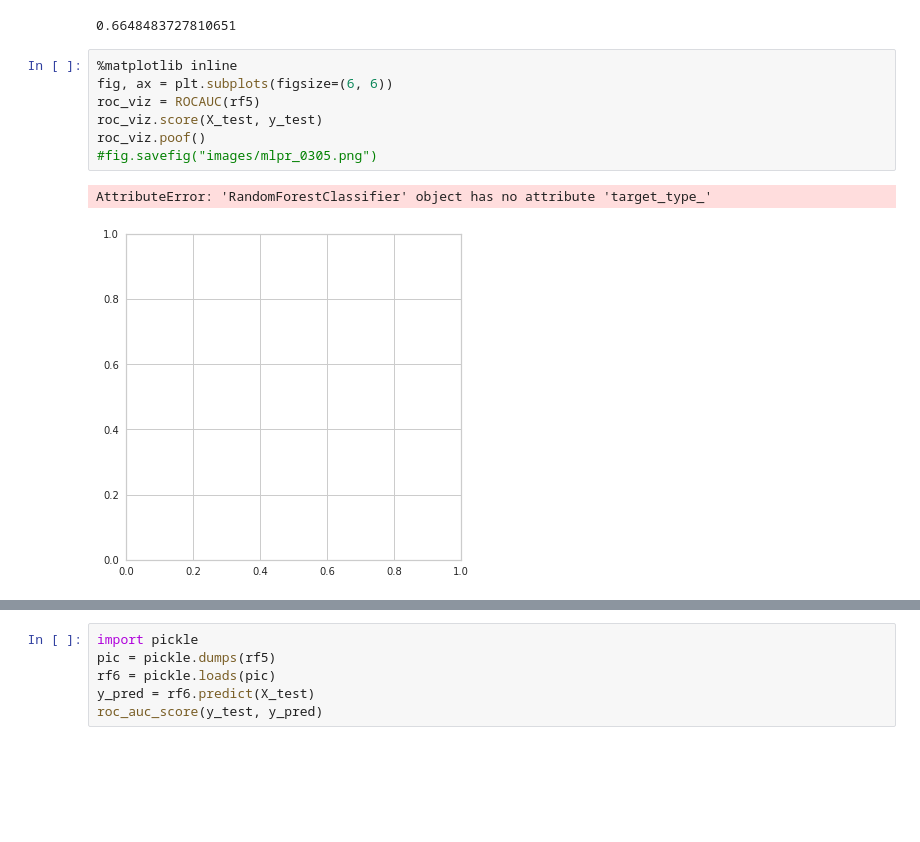
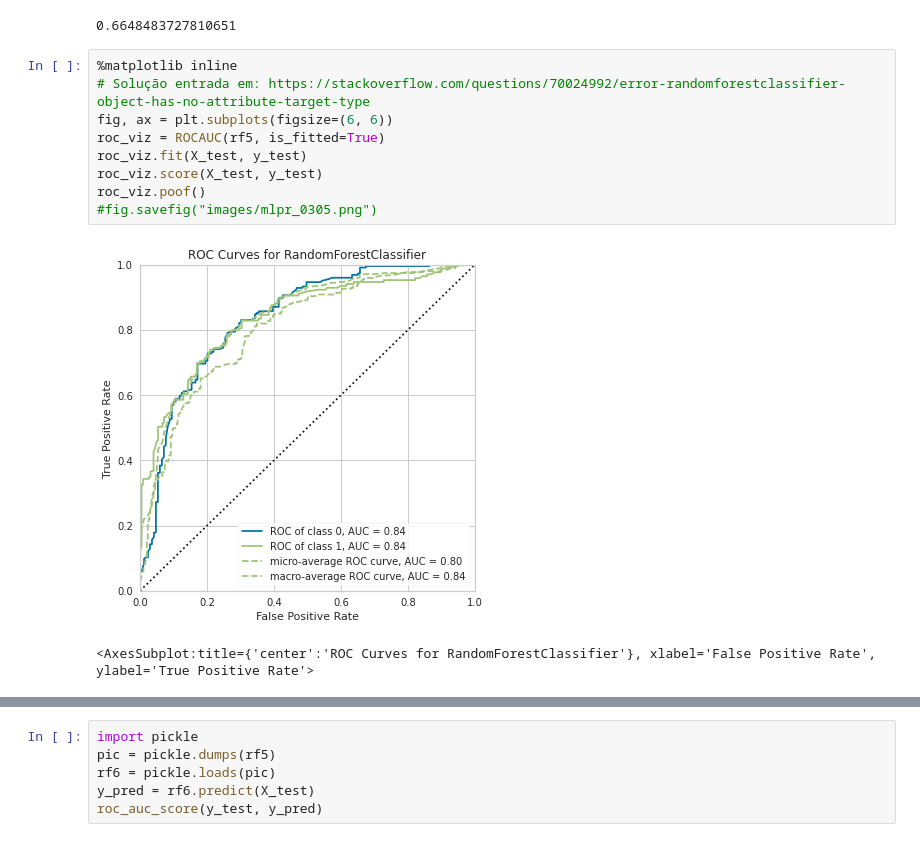
Before and after one commit to jgmsantos/Livro_Machine_Learning_Harrison, a Jupyter notebook: livro_ML_Cap03.ipynb, the cells around one changed output, grey strips where cells are left out. Cells and saved outputs as stored; diff of their text form; blank space fills up the shorter version.

```diff
--- a/livro_ML_Cap03.ipynb
+++ b/livro_ML_Cap03.ipynb
@@ -589,13 +605,15 @@ roc_auc_score(y_test, y_pred)
 0.6648483727810651
 # %%
 %matplotlib inline
+# Solução entrada em: https://stackoverflow.com/questions/70024992/error-randomforestclassifier-object-has-no-attribute-target-type
 fig, ax = plt.subplots(figsize=(6, 6))
-roc_viz = ROCAUC(rf5)
+roc_viz = ROCAUC(rf5, is_fitted=True)
+roc_viz.fit(X_test, y_test)
 roc_viz.score(X_test, y_test)
 roc_viz.poof()
 #fig.savefig("images/mlpr_0305.png")
 # %% [output]
+[figure, new version]
-AttributeError: 'RandomForestClassifier' object has no attribute 'target_type_'
+<AxesSubplot:title={'center':'ROC Curves for RandomForestClassifier'}, xlabel='False Positive Rate', ylabel='True Positive Rate'>
-[figure, old version]
 # %%
 %matplotlib inline
```
Also changed, not shown: parts of 6 cells of this notebook, 2 other files.
